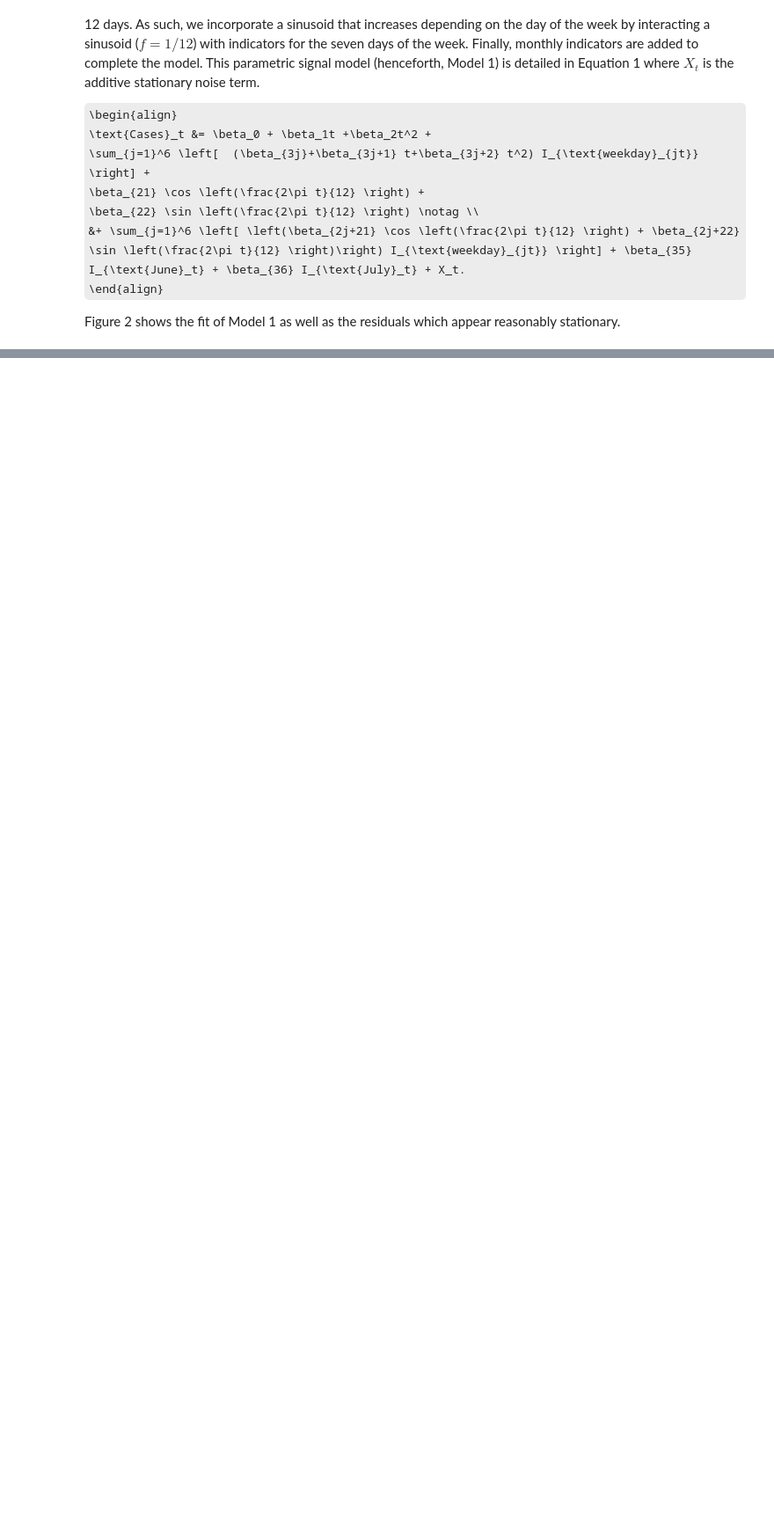
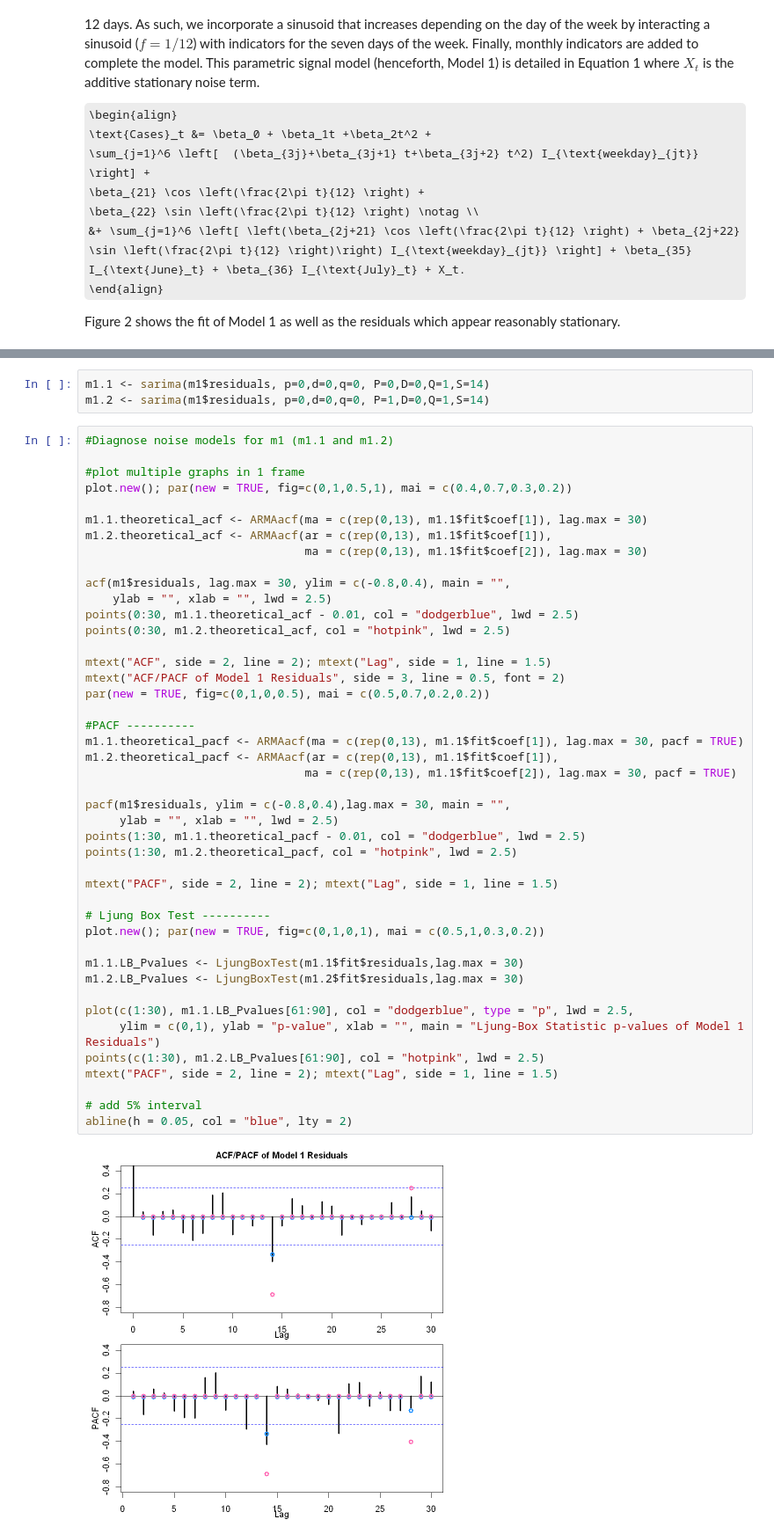
Before and after one commit to connoryen/Stat-153-Final, a Jupyter notebook: workbook.ipynb, the cells around one changed output, grey strips where cells are left out. Shown: that part at 88% size. Cells and saved outputs as stored; diff of their text form; some formulas as TeX source; blank space fills up the shorter version.

```diff
--- a/workbook.ipynb
+++ b/workbook.ipynb
@@ -74,0 +119,49 @@ Figure 2 shows the fit of Model 1 as well as the residuals which appear reasonab
+# %%
+m1.1 <- sarima(m1$residuals, p=0,d=0,q=0, P=0,D=0,Q=1,S=14)
+m1.2 <- sarima(m1$residuals, p=0,d=0,q=0, P=1,D=0,Q=1,S=14)
+# %%
+#Diagnose noise models for m1 (m1.1 and m1.2)
+
+#plot multiple graphs in 1 frame
+plot.new(); par(new = TRUE, fig=c(0,1,0.5,1), mai = c(0.4,0.7,0.3,0.2))
+
+m1.1.theoretical_acf <- ARMAacf(ma = c(rep(0,13), m1.1$fit$coef[1]), lag.max = 30)
+m1.2.theoretical_acf <- ARMAacf(ar = c(rep(0,13), m1.1$fit$coef[1]),
+                                ma = c(rep(0,13), m1.1$fit$coef[2]), lag.max = 30)
+
+acf(m1$residuals, lag.max = 30, ylim = c(-0.8,0.4), main = "",
+    ylab = "", xlab = "", lwd = 2.5)
+points(0:30, m1.1.theoretical_acf - 0.01, col = "dodgerblue", lwd = 2.5)
+points(0:30, m1.2.theoretical_acf, col = "hotpink", lwd = 2.5)
+
+mtext("ACF", side = 2, line = 2); mtext("Lag", side = 1, line = 1.5)
+mtext("ACF/PACF of Model 1 Residuals", side = 3, line = 0.5, font = 2)
+par(new = TRUE, fig=c(0,1,0,0.5), mai = c(0.5,0.7,0.2,0.2))
+
+#PACF ----------
+m1.1.theoretical_pacf <- ARMAacf(ma = c(rep(0,13), m1.1$fit$coef[1]), lag.max = 30, pacf = TRUE)
+m1.2.theoretical_pacf <- ARMAacf(ar = c(rep(0,13), m1.1$fit$coef[1]),
+                                ma = c(rep(0,13), m1.1$fit$coef[2]), lag.max = 30, pacf = TRUE)
+
+pacf(m1$residuals, ylim = c(-0.8,0.4),lag.max = 30, main = "",
+     ylab = "", xlab = "", lwd = 2.5)
+points(1:30, m1.1.theoretical_pacf - 0.01, col = "dodgerblue", lwd = 2.5)
+points(1:30, m1.2.theoretical_pacf, col = "hotpink", lwd = 2.5)
+
+mtext("PACF", side = 2, line = 2); mtext("Lag", side = 1, line = 1.5)
+
+# Ljung Box Test ----------
+plot.new(); par(new = TRUE, fig=c(0,1,0,1), mai = c(0.5,1,0.3,0.2))
+
+m1.1.LB_Pvalues <- LjungBoxTest(m1.1$fit$residuals,lag.max = 30)
+m1.2.LB_Pvalues <- LjungBoxTest(m1.2$fit$residuals,lag.max = 30)
+
+plot(c(1:30), m1.1.LB_Pvalues[61:90], col = "dodgerblue", type = "p", lwd = 2.5,
+     ylim = c(0,1), ylab = "p-value", xlab = "", main = "Ljung-Box Statistic p-values of Model 1 Residuals")
+points(c(1:30), m1.2.LB_Pvalues[61:90], col = "hotpink", lwd = 2.5)
+mtext("PACF", side = 2, line = 2); mtext("Lag", side = 1, line = 1.5)
+
+# add 5% interval
+abline(h = 0.05, col = "blue", lty = 2)
+# %% [output]
+[figure, added]
```
Also changed, not shown: parts of 21 cells of this notebook, 1 other file.
